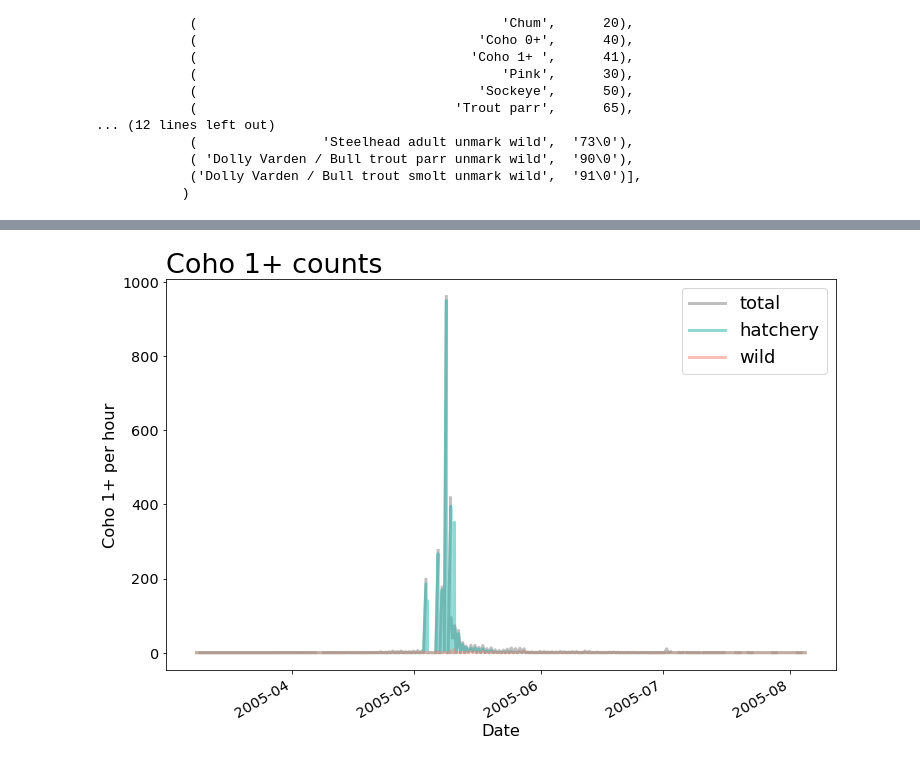
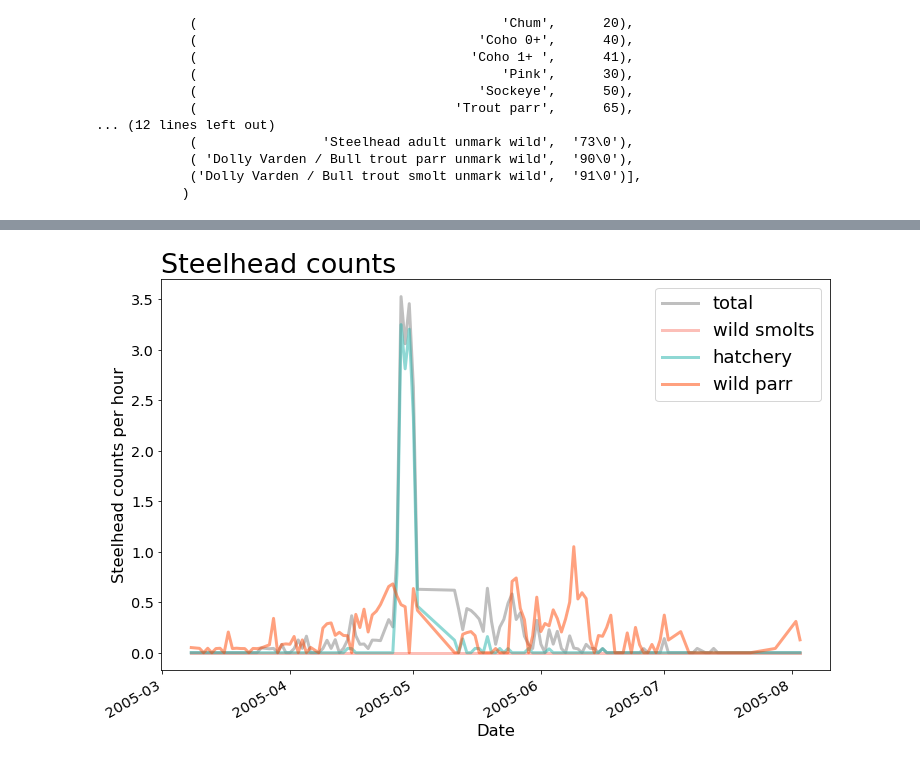
Before and after one commit to maria-kuruvilla/pied_piper, a Jupyter notebook: dungeness_2005-2014.ipynb, the cells around one changed output, grey strips where cells are left out. Cells and saved outputs as stored; diff of their text form; code cells hidden in the pictures.

```diff
--- a/dungeness_2005-2014.ipynb
+++ b/dungeness_2005-2014.ipynb
@@ -33,13 +33,13 @@ df_2005.head()
 5 rows × 27 columns
 # %%
 #if using linux machine:
-# df_2005 = pd.read_excel(
-#    io="/home/maria/Documents/data/pied_piper/Dungeness smolt trap 2005 - 2014.xlsx",
-#    sheet_name ='2005',
-#     header = [3,4]
-# )
-# df_2005.head()
-# df_2005.columns
+df_2005 = pd.read_excel(
+   io="/home/maria/Documents/data/pied_piper/Dungeness smolt trap 2005 - 2014.xlsx",
+   sheet_name ='2005',
+    header = [3,4]
+)
+df_2005.head()
+df_2005.columns
 # %% [output]
 MultiIndex([(                         'Unnamed: 0_level_0',  'Down'),
             (                         'Unnamed: 1_level_0',    'Up'),
@@ -69,3 +69,5 @@ df_2005.rename(columns = {
 }, inplace = True)
 df_2005['Date'] = df_2005['Down'].dt.date
 groupedby_dates_2005 = df_2005.groupby(by=["Date"]).sum()
+groupedby_dates_2005 = groupedby_dates_2005[groupedby_dates_2005['Out'] == 0]
+groupedby_dates_2005.fillna(0)
@@ -164,32 +195,46 @@ plt.show()
 # %%
+#Steelhead
+groupedby_dates_2005['steelheadsmolt_perhour'] = (
+    groupedby_dates_2005['Steelhead smolts']/groupedby_dates_2005['In'])
+
+groupedby_dates_2005['steelheadsmolt_wild_perhour'] = (
+    groupedby_dates_2005['Steelhead smolt UC mark wild']/groupedby_dates_2005['In'])
+
+groupedby_dates_2005['steelhead_hatchery_perhour'] = (
+    groupedby_dates_2005['Steelhead hatchery ad-mark']/groupedby_dates_2005['In'])
+
+groupedby_dates_2005['steelheadparr_perhour'] = (
+    groupedby_dates_2005['Steelhead parr unmark wild']/groupedby_dates_2005['In'])
+
 fs = 18
-lw = 1.25
+lw = 3
 transparency = 0.5
 plt.close('all') # always start by cleaning up
 fig = plt.figure(figsize=(12,8))
-ax = fig.add_subplot(111)
-ax.plot(
-    df_2005['Down'], df_2005['Coho 1+ per hour'],
-    linewidth = 3, label = 'total', color = 'gray', alpha = transparency)
+
+ax1 = fig.add_subplot(111)
+ax1.plot(
+    groupedby_dates_2005.index, groupedby_dates_2005['steelheadsmolt_perhour'], color = 'gray',
+    label = 'total', alpha = 0.5, linewidth = lw)
+
+ax1.plot(
+    groupedby_dates_2005.index, groupedby_dates_2005['steelheadsmolt_wild_perhour'], color = 'salmon',
+    label = 'wild smolts', alpha = 0.5, linewidth = lw)
 
 
-ax.plot(
-    df_2005['Down'], df_2005['Coho 1+ Hatchery per hour'],
-    linewidth = 3, label  = 'hatchery', color = 'lightseagreen', alpha = transparency)
+ax1.plot(groupedby_dates_2005.index, groupedby_dates_2005['steelhead_hatchery_perhour'], color = 'lightseagreen',
+         label = 'hatchery', alpha = 0.5, linewidth = lw)
 
-
-ax.plot(
-    df_2005['Down'], df_2005['Coho 1+ Wild per hour'],
-    linewidth = 3, label = 'wild', color = 'salmon', alpha = transparency)
+ax1.plot(groupedby_dates_2005.index, groupedby_dates_2005['steelheadparr_perhour'], color = 'orangered',
+         label = 'wild parr', alpha = 0.5, linewidth = lw)
 
 plt.gcf().autofmt_xdate()
 plt.xlabel('Date', size = 0.9*fs)
-plt.ylabel('Coho 1+ per hour', size = 0.9*fs)
-ax.tick_params(labelsize=.8*fs)
-ax.set_title('Coho 1+ counts', loc='left', fontsize = fs*1.5)
+plt.ylabel('Steelhead counts per hour', size = 0.9*fs)
+ax1.tick_params(labelsize=.8*fs)
+ax1.set_title('Steelhead counts', loc='left', fontsize = fs*1.5)
 plt.legend(fontsize=fs, loc='upper right', title = '')
 
-
 plt.show()
 # %% [output]
-[figure, old version]
+[figure, new version]
```
Also changed, not shown: parts of 11 cells of this notebook.
